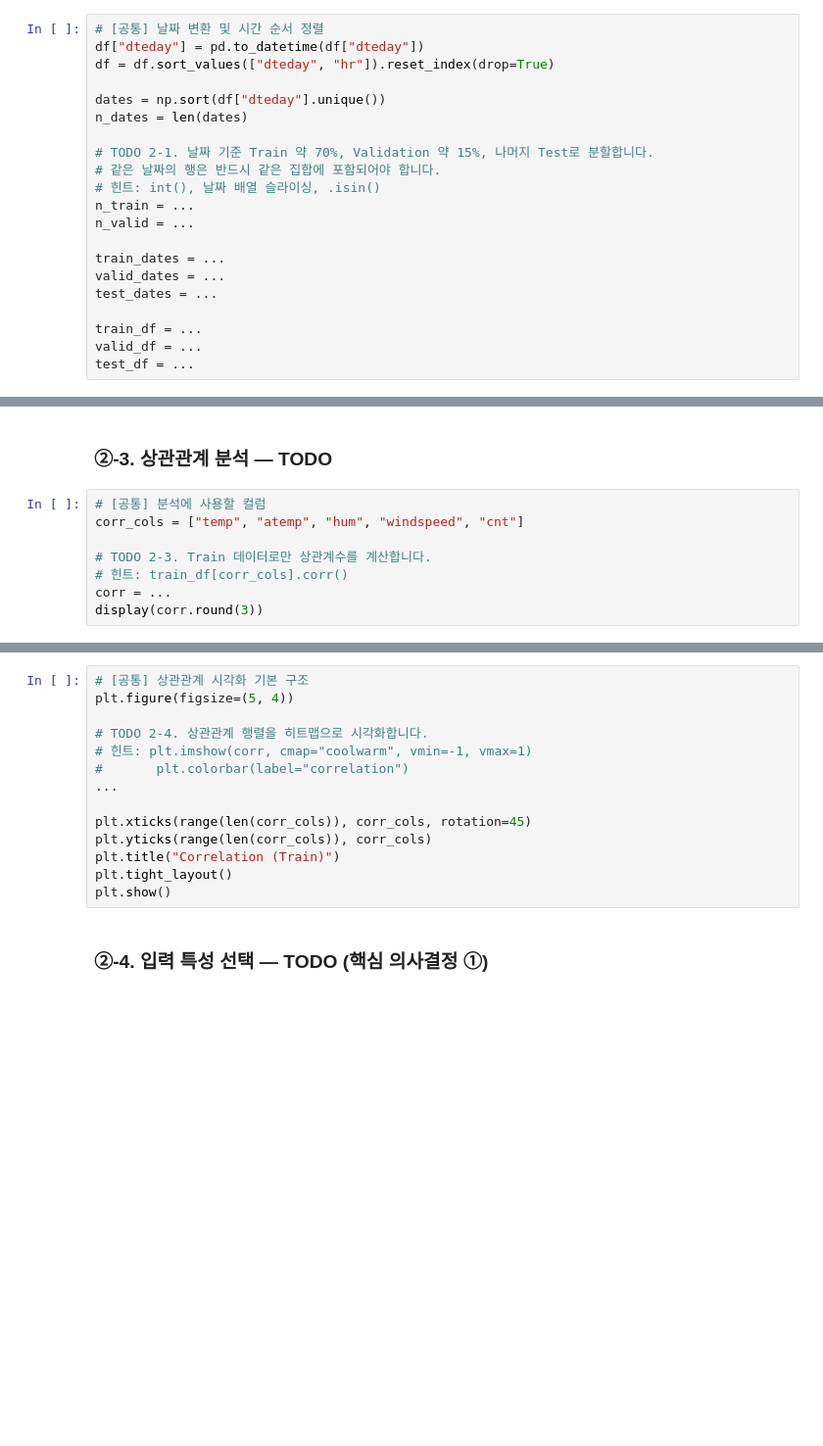
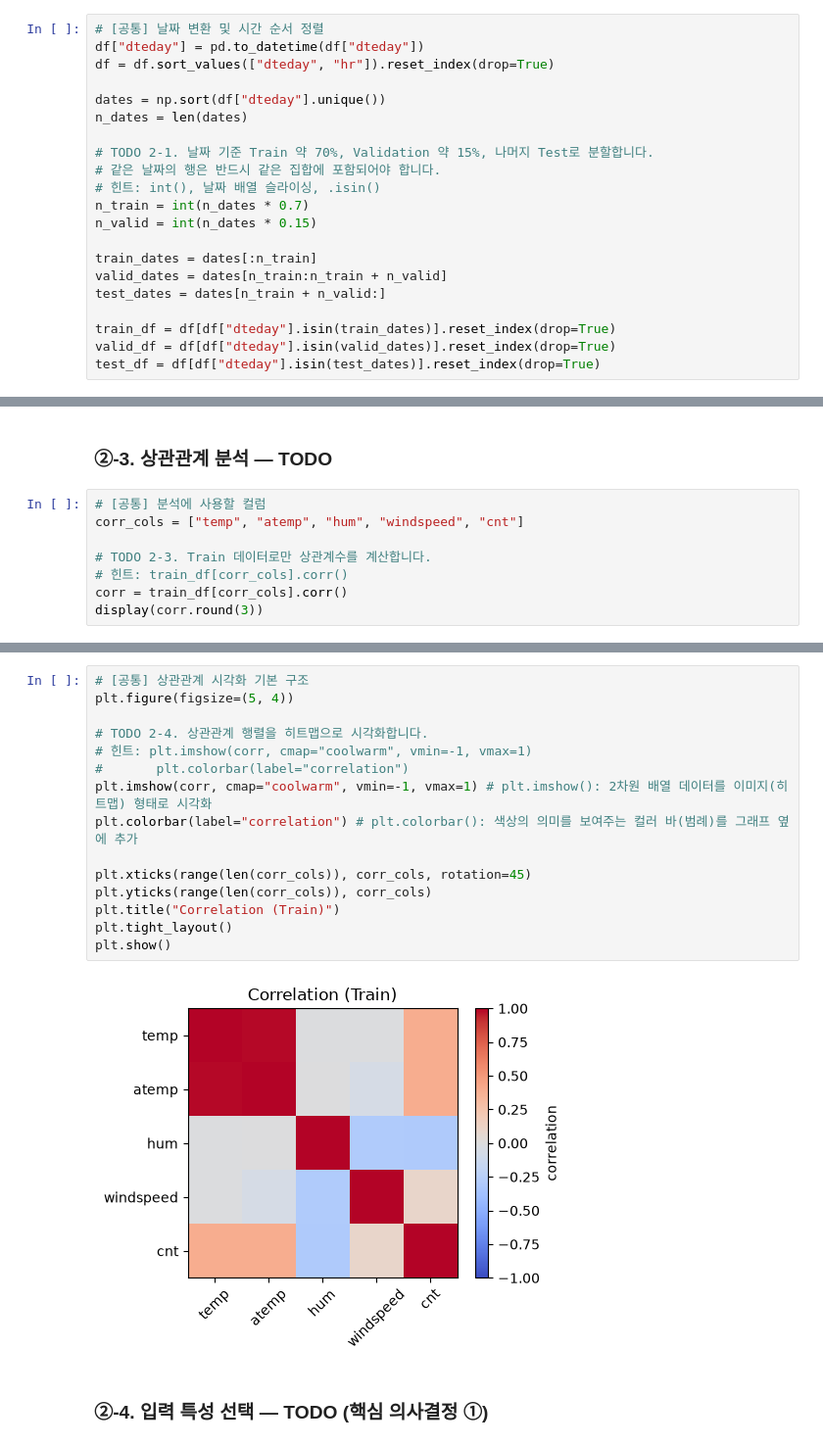
Before and after one commit to lgeew/ai-mini-projects, a Jupyter notebook: mini-project-01/code/01_regression_bike_demand.ipynb, the cells around one changed output, grey strips where cells are left out. Shown at 98% size. Cells and saved outputs as stored; diff of their text form; blank space fills up the shorter version.

```diff
--- a/mini-project-01/code/01_regression_bike_demand.ipynb
+++ b/mini-project-01/code/01_regression_bike_demand.ipynb
@@ -87,16 +135,16 @@ n_dates = len(dates)
 # TODO 2-1. 날짜 기준 Train 약 70%, Validation 약 15%, 나머지 Test로 분할합니다.
 # 같은 날짜의 행은 반드시 같은 집합에 포함되어야 합니다.
 # 힌트: int(), 날짜 배열 슬라이싱, .isin()
-n_train = ...
-n_valid = ...
+n_train = int(n_dates * 0.7)
+n_valid = int(n_dates * 0.15)
 
-train_dates = ...
-valid_dates = ...
-test_dates = ...
+train_dates = dates[:n_train]
+valid_dates = dates[n_train:n_train + n_valid]
+test_dates = dates[n_train + n_valid:]
 
-train_df = ...
-valid_df = ...
-test_df = ...
+train_df = df[df["dteday"].isin(train_dates)].reset_index(drop=True)
+valid_df = df[df["dteday"].isin(valid_dates)].reset_index(drop=True)
+test_df = df[df["dteday"].isin(test_dates)].reset_index(drop=True)
 # %%
 # [공통] 분할 범위 점검
 for name, part in [
@@ -124,5 +185,5 @@ corr_cols = ["temp", "atemp", "hum", "windspeed", "cnt"]
 
 # TODO 2-3. Train 데이터로만 상관계수를 계산합니다.
 # 힌트: train_df[corr_cols].corr()
-corr = ...
+corr = train_df[corr_cols].corr()
 display(corr.round(3))
@@ -129,17 +197,20 @@ display(corr.round(3))
 # %%
 # [공통] 상관관계 시각화 기본 구조
 plt.figure(figsize=(5, 4))
 
 # TODO 2-4. 상관관계 행렬을 히트맵으로 시각화합니다.
 # 힌트: plt.imshow(corr, cmap="coolwarm", vmin=-1, vmax=1)
 #       plt.colorbar(label="correlation")
-...
+plt.imshow(corr, cmap="coolwarm", vmin=-1, vmax=1) # plt.imshow(): 2차원 배열 데이터를 이미지(히트맵) 형태로 시각화
+plt.colorbar(label="correlation") # plt.colorbar(): 색상의 의미를 보여주는 컬러 바(범례)를 그래프 옆에 추가
 
 plt.xticks(range(len(corr_cols)), corr_cols, rotation=45)
 plt.yticks(range(len(corr_cols)), corr_cols)
 plt.title("Correlation (Train)")
 plt.tight_layout()
 plt.show()
+# %% [output]
+[figure, added]
 # %% [markdown]
 ### ②-4. 입력 특성 선택 — TODO (핵심 의사결정 ①)
 # %%
```
Also changed, not shown: parts of 15 cells of this notebook.
